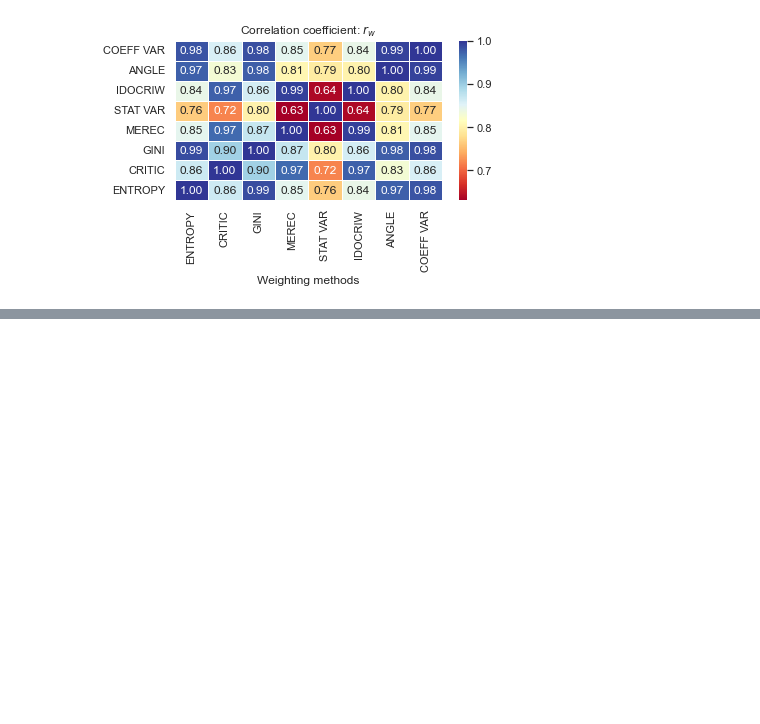
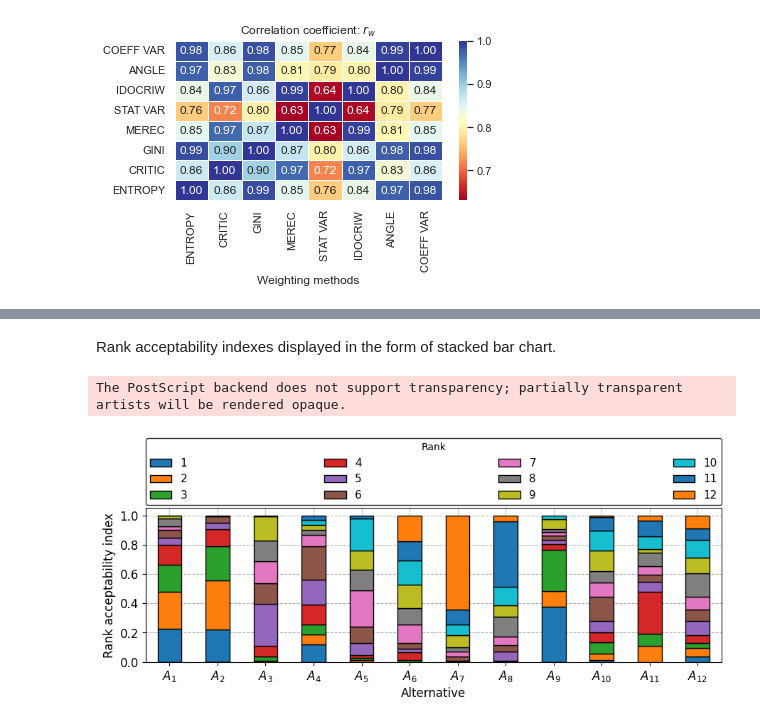
Before and after one commit to energyinpython/objective-weighting, a Jupyter notebook: docs/example.ipynb, the cells around one changed output, grey strips where cells are left out. Cells and saved outputs as stored; diff of their text form; code cells hidden in the pictures; blank space fills up the shorter version.

```diff
--- a/docs/example.ipynb
+++ b/docs/example.ipynb
@@ -422,0 +469,11 @@ draw_heatmap(df_new_heatmap_rw, r'$r_w$')
+# %%
+cols_ai = [str(el) for el in range(1, matrix.shape[0] + 1)]
+# %%
+# create the VIKOR_SMAA method object
+vikor_smaa = VIKOR_SMAA()
+# %%
+# Calculate the rank acceptability index and central weight vector
+acceptability_index, central_weights = vikor_smaa(matrix, types, iterations = 10000)
+# %%
+acc_in_df = pd.DataFrame(acceptability_index, index = list_alt_names, columns = cols_ai)
+acc_in_df.to_csv('results_smaa/ai.csv')
@@ -422,0 +499,8 @@ draw_heatmap(df_new_heatmap_rw, r'$r_w$')
+# %% [markdown]
+Rank acceptability indexes displayed in the form of stacked bar chart.
+# %%
+matplotlib.rcdefaults()
+plot_barplot(acc_in_df, 'Alternative', 'Rank acceptability index', 'Rank')
+# %% [output]
+The PostScript backend does not support transparency; partially transparent artists will be rendered opaque.
+[figure, added]
```
Also changed, not shown: parts of 14 cells of this notebook.
